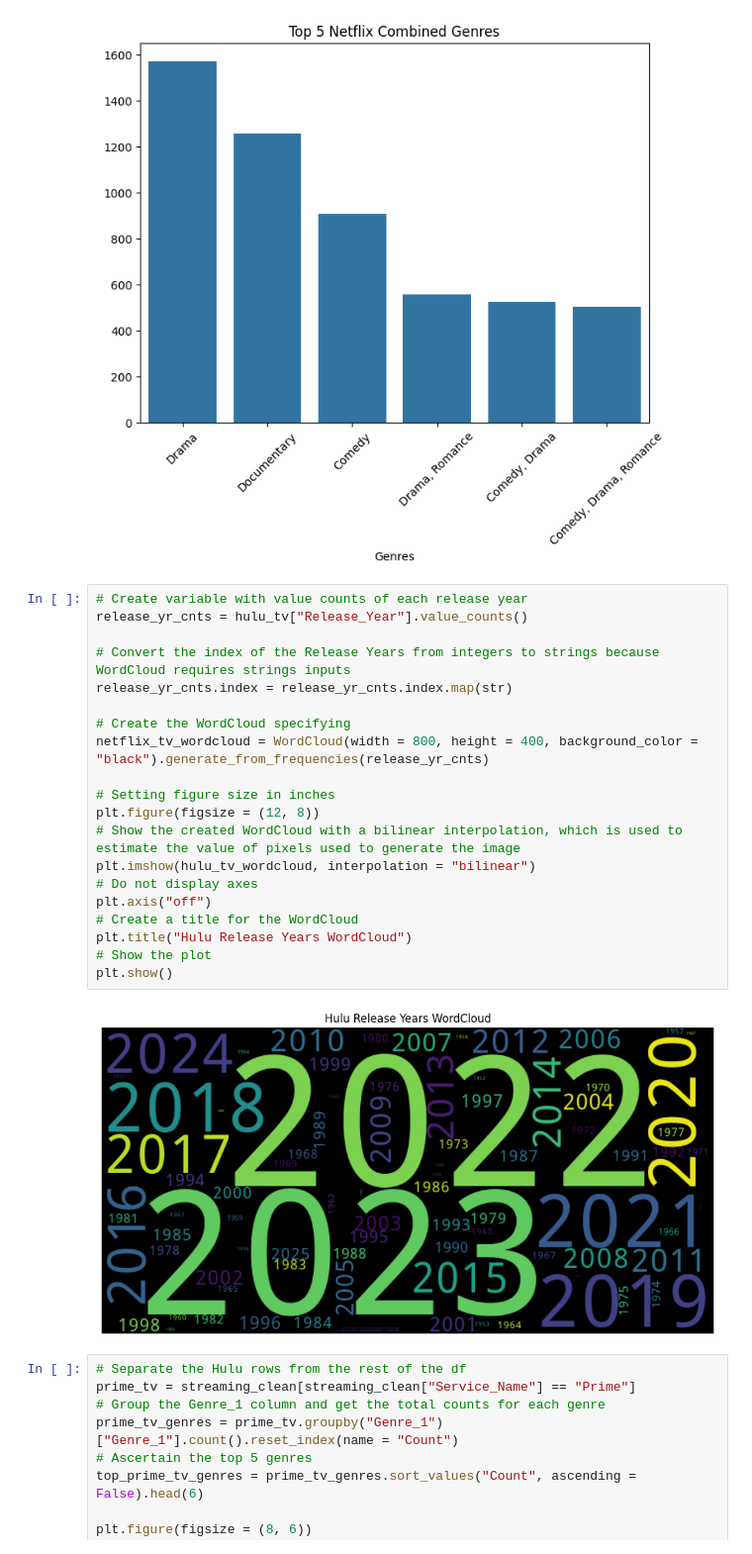
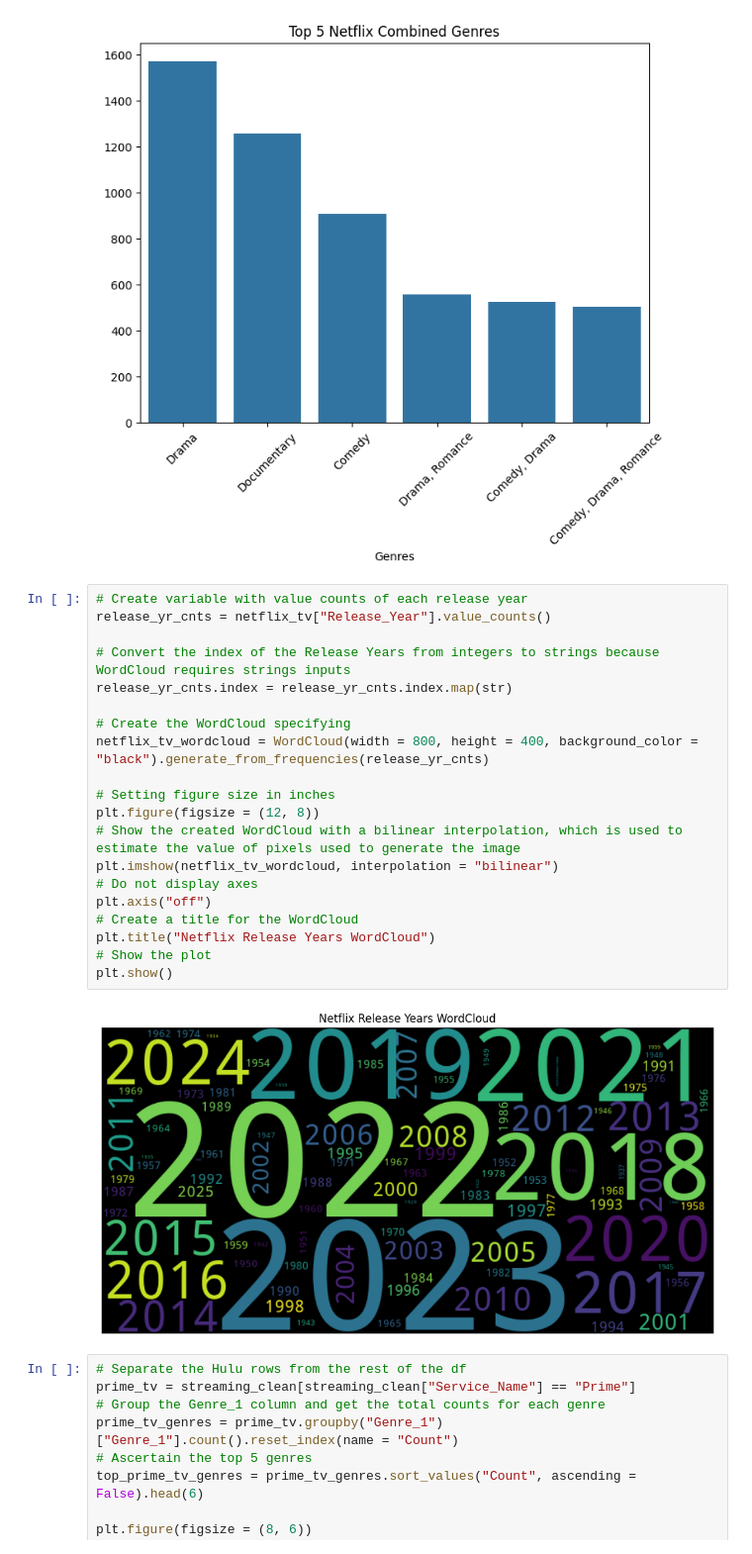
Before and after one commit to rkynhoff/Streaming_Service_Comparisons, a Jupyter notebook: STRM_SERV_COMP_V2.ipynb, the cells around one changed output. Shown at 99% size. Cells and saved outputs as stored; diff of their text form.

Commit message:
added data dictionary for final df to md in nb & updated a wordcloud

```diff
--- a/STRM_SERV_COMP_V2.ipynb
+++ b/STRM_SERV_COMP_V2.ipynb
@@ -995,26 +1010,26 @@ plt.show
 [figure]
 # %%
 # Create variable with value counts of each release year
-release_yr_cnts = hulu_tv["Release_Year"].value_counts()
+release_yr_cnts = netflix_tv["Release_Year"].value_counts()
 
 # Convert the index of the Release Years from integers to strings because WordCloud requires strings inputs
 release_yr_cnts.index = release_yr_cnts.index.map(str)
 
 # Create the WordCloud specifying
 netflix_tv_wordcloud = WordCloud(width = 800, height = 400, background_color = "black").generate_from_frequencies(release_yr_cnts)
 
 # Setting figure size in inches
 plt.figure(figsize = (12, 8))
 # Show the created WordCloud with a bilinear interpolation, which is used to estimate the value of pixels used to generate the image
-plt.imshow(hulu_tv_wordcloud, interpolation = "bilinear")
+plt.imshow(netflix_tv_wordcloud, interpolation = "bilinear")
 # Do not display axes
 plt.axis("off")
 # Create a title for the WordCloud
-plt.title("Hulu Release Years WordCloud")
+plt.title("Netflix Release Years WordCloud")
 # Show the plot
 plt.show()
 # %% [output]
-[figure, old version]
+[figure, new version]
 # %%
 # Separate the Hulu rows from the rest of the df
 prime_tv = streaming_clean[streaming_clean["Service_Name"] == "Prime"]
```
Also changed, not shown: parts of 6 cells of this notebook.
